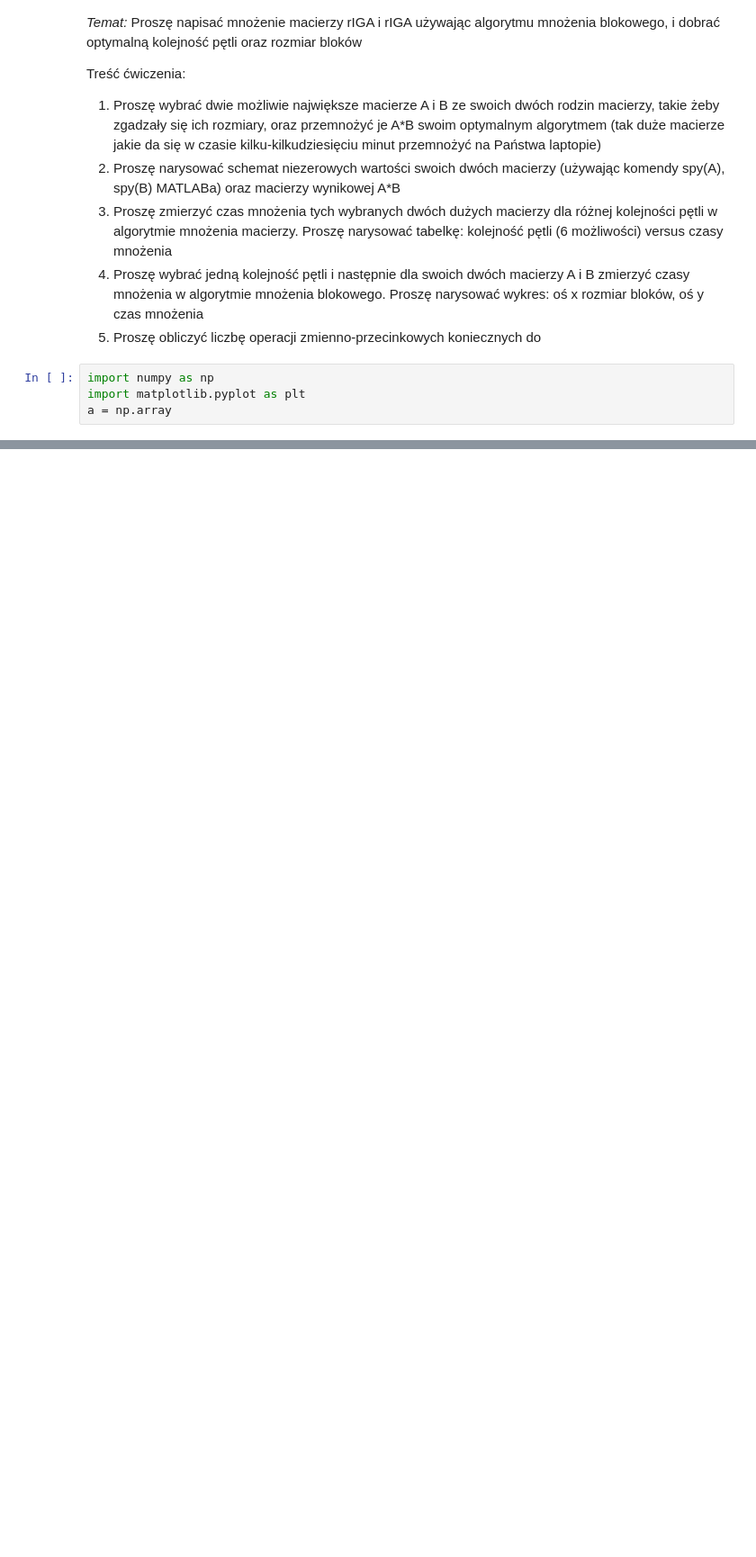
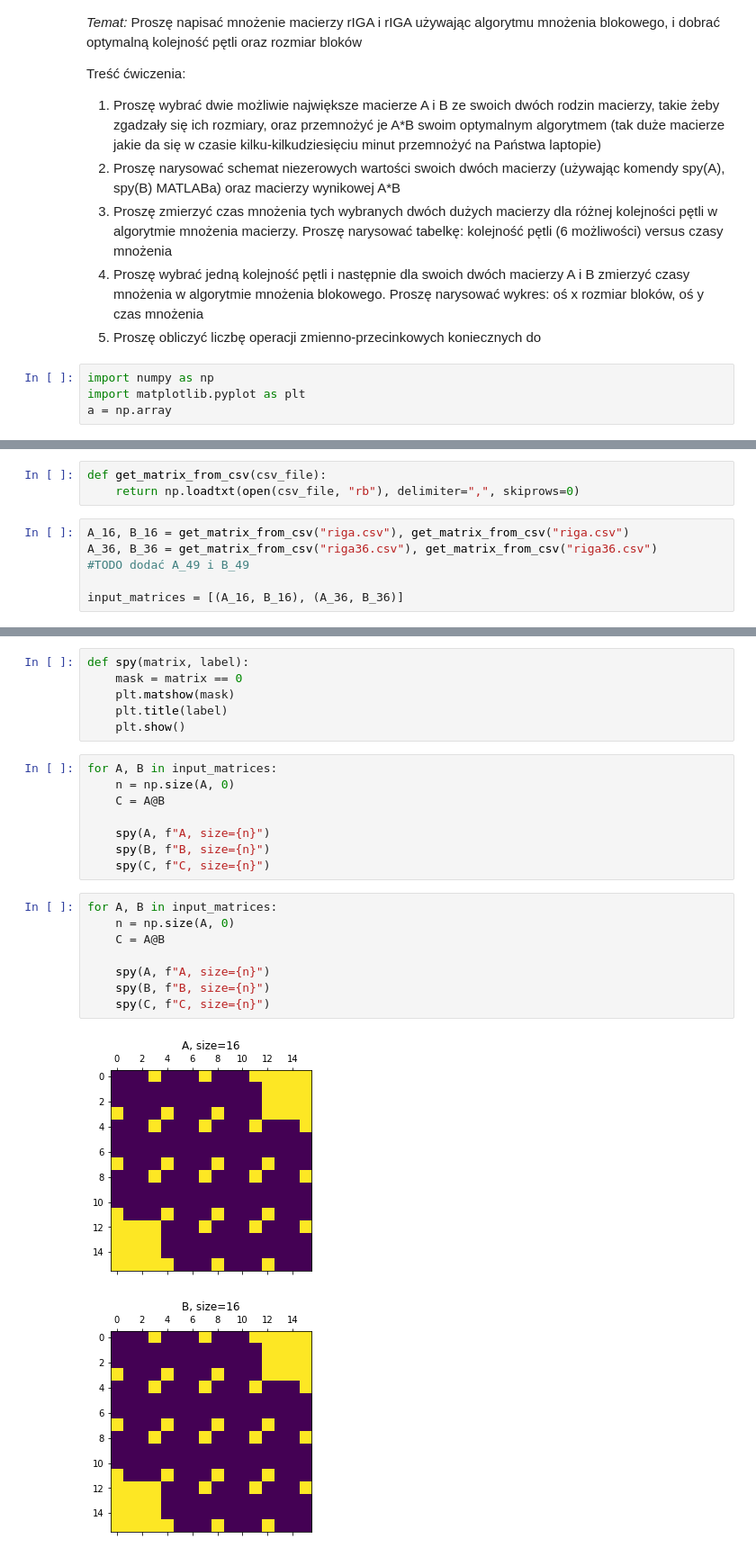
Before and after one commit to pkrucz00/alg_macierz, a Jupyter notebook: zadanie1/Zadanie1.ipynb, the cells around one changed output, grey strips where cells are left out. Shown at 90% size. Drawn from its saved outputs; the diff is of its cells as text; blank space fills up the shorter version.

Commit message:
Added some files and rigas csvs

```diff
--- a/zadanie1/Zadanie1.ipynb
+++ b/zadanie1/Zadanie1.ipynb
@@ -33,0 +34,9 @@ Jako macierze A i B wybraliśmy macierze wygenerowane przez podany na zajęciach
+# %%
+def get_matrix_from_csv(csv_file):
+    return np.loadtxt(open(csv_file, "rb"), delimiter=",", skiprows=0)
+# %%
+A_16, B_16 = get_matrix_from_csv("riga.csv"), get_matrix_from_csv("riga.csv")
+A_36, B_36 = get_matrix_from_csv("riga36.csv"), get_matrix_from_csv("riga36.csv")
+#TODO dodać A_49 i B_49
+
+input_matrices = [(A_16, B_16), (A_36, B_36)]
@@ -33,0 +50,25 @@ Jako macierze A i B wybraliśmy macierze wygenerowane przez podany na zajęciach
+# %%
+def spy(matrix, label):
+    mask = matrix == 0
+    plt.matshow(mask)
+    plt.title(label)
+    plt.show()
+# %%
+for A, B in input_matrices:
+    n = np.size(A, 0)
+    C = A@B
+
+    spy(A, f"A, size={n}")
+    spy(B, f"B, size={n}")
+    spy(C, f"C, size={n}")
+# %%
+for A, B in input_matrices:
+    n = np.size(A, 0)
+    C = A@B
+
+    spy(A, f"A, size={n}")
+    spy(B, f"B, size={n}")
+    spy(C, f"C, size={n}")
+# %% [output]
+[figure, added]
+[figure, added]
```
Also changed, not shown: parts of 4 cells of this notebook, 5 other files.
